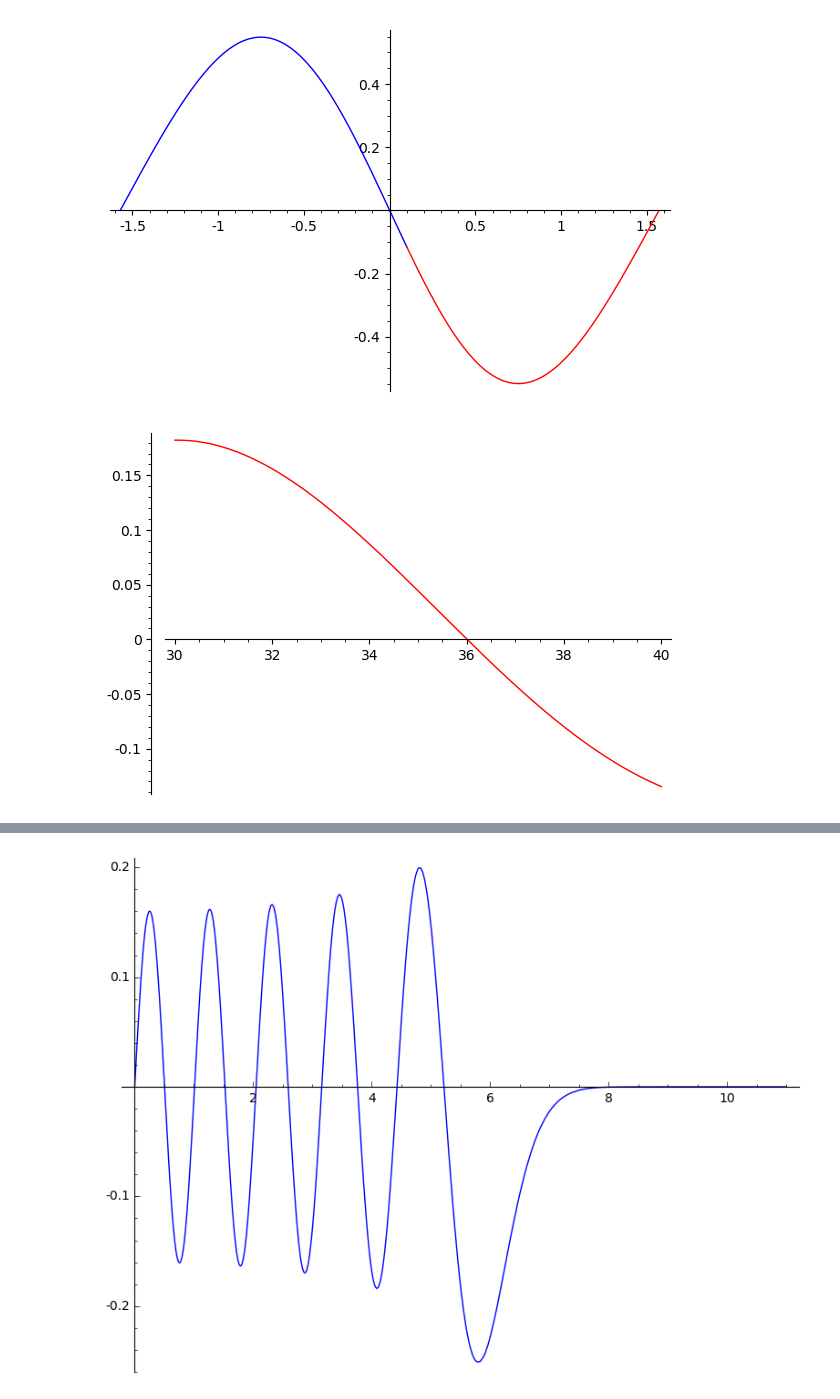
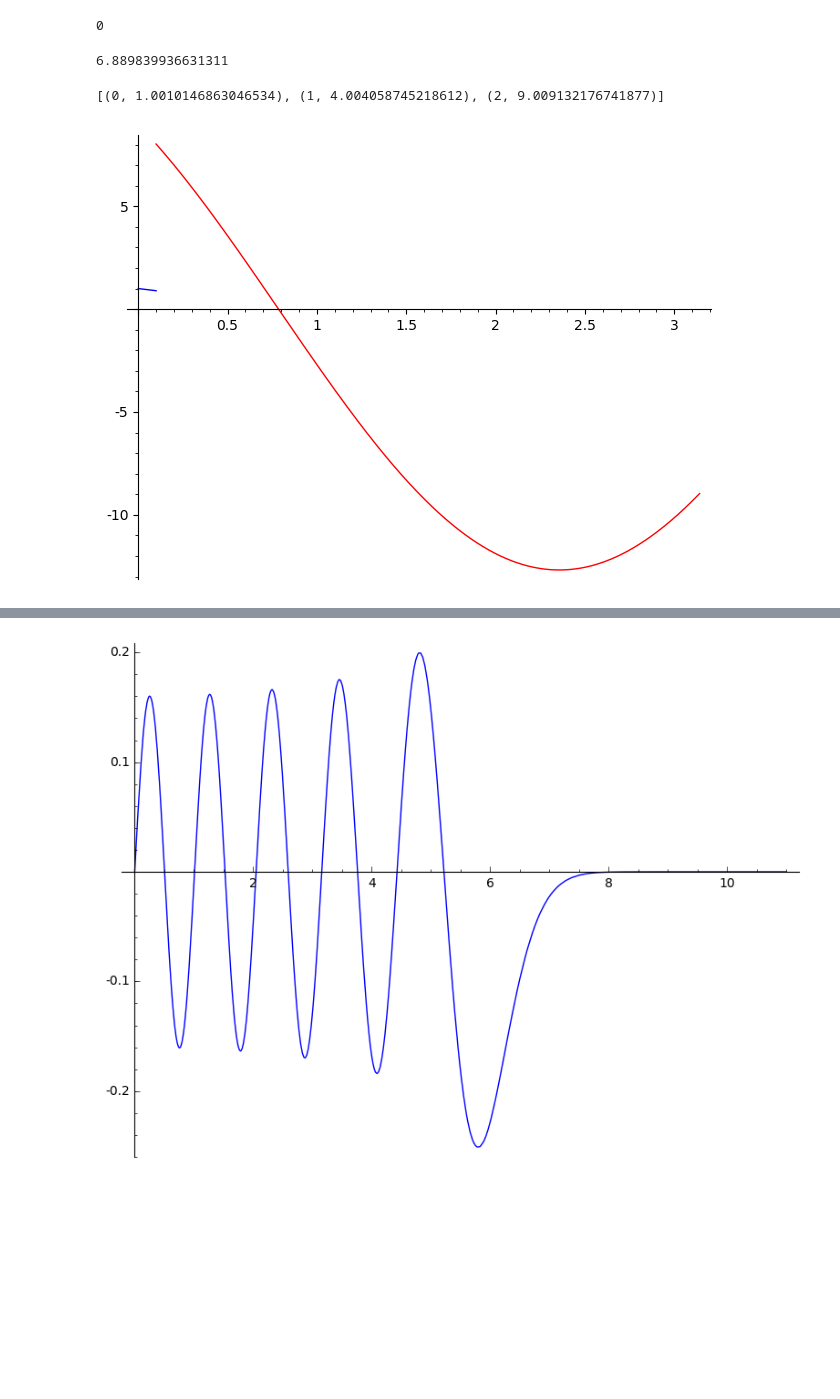
Before and after one commit to twist-numerical/matslise, a Jupyter notebook: notebooks/test_pyslise.ipynb, the cells around one changed output, grey strips where cells are left out. Saved outputs shown, nothing was run; the diff lists cells and outputs as text; code cells hidden in the pictures; blank space fills up the shorter version.

```diff
--- a/notebooks/test_pyslise.ipynb
+++ b/notebooks/test_pyslise.ipynb
@@ -7,0 +1,6 @@ p = ps.Pyslise(lambda x: x*x, 0, M, 32)
+# %%
+import pyslise as ps
+p = ps.Pyslise(lambda x: x, 0, 3.14, 60)
+E = 16
+y0 = [1, -1]
+p.propagate(E, y0, 0, 1.6)[1]
@@ -8,14 +20,22 @@ p = ps.Pyslise(lambda x: x*x, 0, M, 32)
+# %%
+atan2(0,1)
+# %% [output]
+0
+# %%
+p.propagate(E, [1,0], 0, 1.7)[1]
+# %% [output]
+6.889839936631311
+# %%
+p.computeEigenvalues(0,10, [1,0], [1,0])
+# %% [output]
+[(0, 1.0010146863046534), (1, 4.004058745218612), (2, 9.009132176741877)]
 # %%
-M = pi/2
-E = 4.680957001401043
+M = pi
+E = 1
 m = .1
-s = -pi/2
-f = p.propagate(E, [0,1], s, m)[0][0]/p.propagate(E, [0,1], M, m)[0][0]
-plot(lambda x: p.propagate(E, [0,1], s, x)[0][0], (s,m)) + \
-plot(lambda x: f*p.propagate(E, [0,1], M, x)[0][0], (m,M), color="red")
+s = 0
+f = p.propagate(E, [1,-1], s, m)[0][0]/p.propagate(E, [0,1], M, m)[0][0]
+plot(lambda x: p.propagate(E, [1,-1], s, x)[0][0], (s,m)) + \
+plot(lambda x: f*p.propagate(E, [1,-1], M, x)[0][0], (m,M), color="red")
 # %% [output]
-[figure, old version]
+[figure, new version]
-# %%
-plot(lambda E: p.calculateError(E, [0,1], [0,1])[0], (30,40), color="red")
-# %% [output]
-[figure, removed]
```
Also changed, not shown: parts of 9 cells of this notebook, 24 other files.
